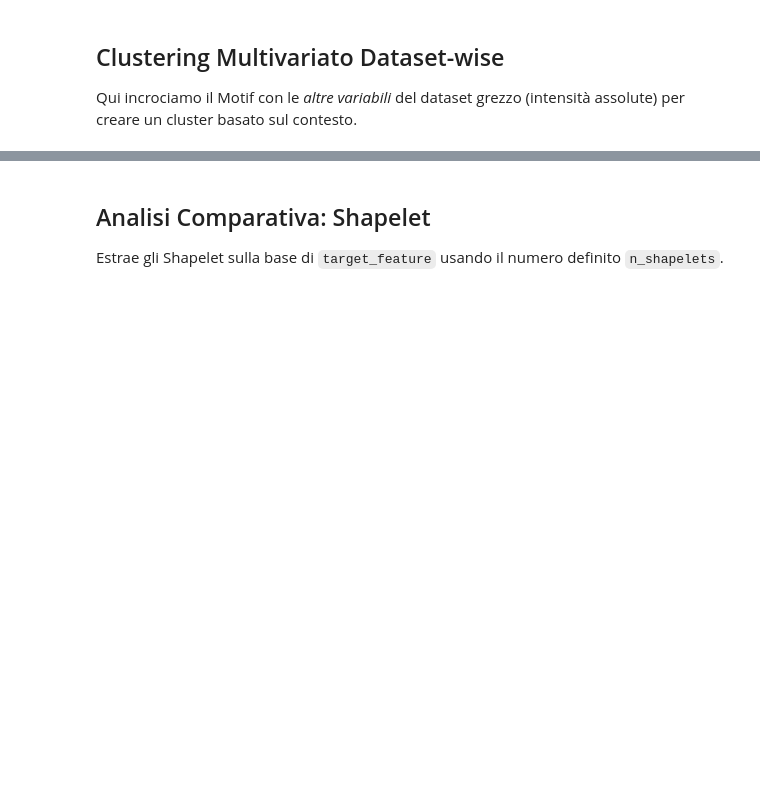
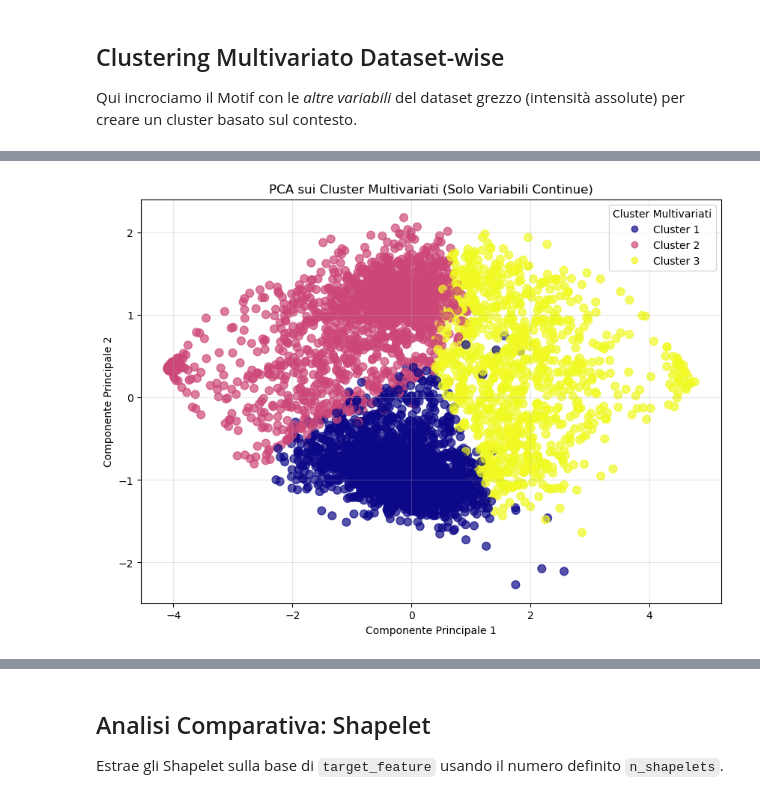
Before and after one commit to alessialaconca/Data_Mining_2_Child_Mind_Institute, a Jupyter notebook: ale/motifs_discords.ipynb, the cells around one changed output, grey strips where cells are left out. Drawn from its saved outputs; the diff is of its cells as text; code cells hidden in the pictures; blank space fills up the shorter version.

```diff
--- a/ale/motifs_discords.ipynb
+++ b/ale/motifs_discords.ipynb
@@ -434,0 +441,82 @@ Generazione PCA Multivariata...
+# %%
+print("Caricamento dataset normalizzato dataset-wise...")
+# CARICHIAMO IL NUOVO DATASET GIA' NORMALIZZATO
+ts_raw_data = pd.read_pickle('ts_datasetwise_normalized.pkl.gz')
+
+motif_features_list = []
+
+# Usiamo la prima feature della lista come ancora temporale
+anchor_feature = target_features[0]
+print(f"Estrazione contesto multivariato ancorato sui Motif trovati su '{anchor_feature}'...")
+
+for i, ts_df in enumerate(subset_ts):
+    ts_val = ts_df[anchor_feature].values.astype(np.float64)
+    if len(ts_val) <= m: continue
+
+    mp_local = stumpy.stump(ts_val, m)
+    # Estraiamo il primo motif
+    m_idx = np.argmin(mp_local[:, 0])
+
+    motif_raw_df = ts_raw_data[i].iloc[m_idx : m_idx + m]
+
+    features = {
+        'enmo_mean': motif_raw_df['enmo'].mean(),
+        'anglez_mean': motif_raw_df['anglez'].mean(),
+        'light_mean': motif_raw_df['light'].mean(),
+        'X_mean': motif_raw_df['X'].mean(),
+        'Y_mean': motif_raw_df['Y'].mean(),
+        'Z_mean': motif_raw_df['Z'].mean(),
+        'sii_binary': motif_raw_df['sii_binary'].iloc[0] # Variabile Target (NON usata per clustering)
+    }
+    motif_features_list.append(features)
+
+df_motif_features = pd.DataFrame(motif_features_list)
+
+cols_to_drop = ['sii_binary']
+X_cluster = df_motif_features.drop(columns=cols_to_drop)
+
+X_cluster = X_cluster.astype(float)
+
+print(f"\nEsecuzione KMeans Multivariato SENZA Variabili Categoriche (K={k_clusters_multi})...")
+kmeans_multi = KMeans(n_clusters=k_clusters_multi, random_state=42)
+multi_clusters = kmeans_multi.fit_predict(X_cluster)
+
+# Aggiungiamo i cluster al dataframe per l'analisi
+df_motif_features['Cluster_Multivariato'] = multi_clusters
+
+print("\n--- PROFILO DEI CLUSTER: MEDIE NUMERICHE ---")
+cluster_profiles = df_motif_features.groupby('Cluster_Multivariato').mean()
+display(cluster_profiles)
+
+print("\n--- INTERPRETAZIONE DEI CLUSTER MULTIVARIATI ---")
+for i, row in cluster_profiles.iterrows():
+    print(f"- Cluster {i+1}:")
+    print(f"   * Attività media (enmo norm.): {row['enmo_mean']:.4f}")
+    print(f"   * Inclinazione media polso (anglez norm.): {row['anglez_mean']:.2f}")
+    print(f"   * Luce ambientale media (norm.): {row['light_mean']:.3f}")
+    print(f"   * Correlazione con Problematic Internet Use: {row['sii_binary']*100:.1f}% di casi problematici.")
+
+# Visualizzazione PCA Multivariata
+print("\nGenerazione PCA Multivariata...")
+pca_multi = PCA(n_components=2)
+X_pca_multi = pca_multi.fit_transform(X_cluster)
+plt.figure(figsize=(10, 7))
+scatter = plt.scatter(X_pca_multi[:, 0], X_pca_multi[:, 1], c=multi_clusters, cmap='plasma', alpha=0.7, s=60)
+handles, _ = scatter.legend_elements()
+plt.legend(handles, [f"Cluster {i+1}" for i in range(k_clusters_multi)], title="Cluster Multivariati")
+plt.title(f"PCA sui Cluster Multivariati (Solo Variabili Continue)")
+plt.xlabel("Componente Principale 1")
+plt.ylabel("Componente Principale 2")
+plt.grid(True, alpha=0.3)
+plt.show()
+
+# Grafici a Barre (solo numeriche continue)
+numeric_cols = ['enmo_mean', 'anglez_mean', 'light_mean', 'X_mean', 'Y_mean', 'Z_mean']
+fig, axs = plt.subplots(len(numeric_cols), 1, figsize=(10, 12), sharex=True)
+for j, col in enumerate(numeric_cols):
+    cluster_profiles[col].plot(kind='bar', ax=axs[j], color='darkorange', alpha=0.8)
+    axs[j].set_title(f'Media normalizzata {col} per Cluster')
+    axs[j].grid(True, alpha=0.3)
+plt.tight_layout()
+plt.show()
+# %% [output]
@@ -434,0 +552 @@ Generazione PCA Multivariata...
+[figure, added]
```
Also changed, not shown: parts of 8 cells of this notebook, 5 other files.
